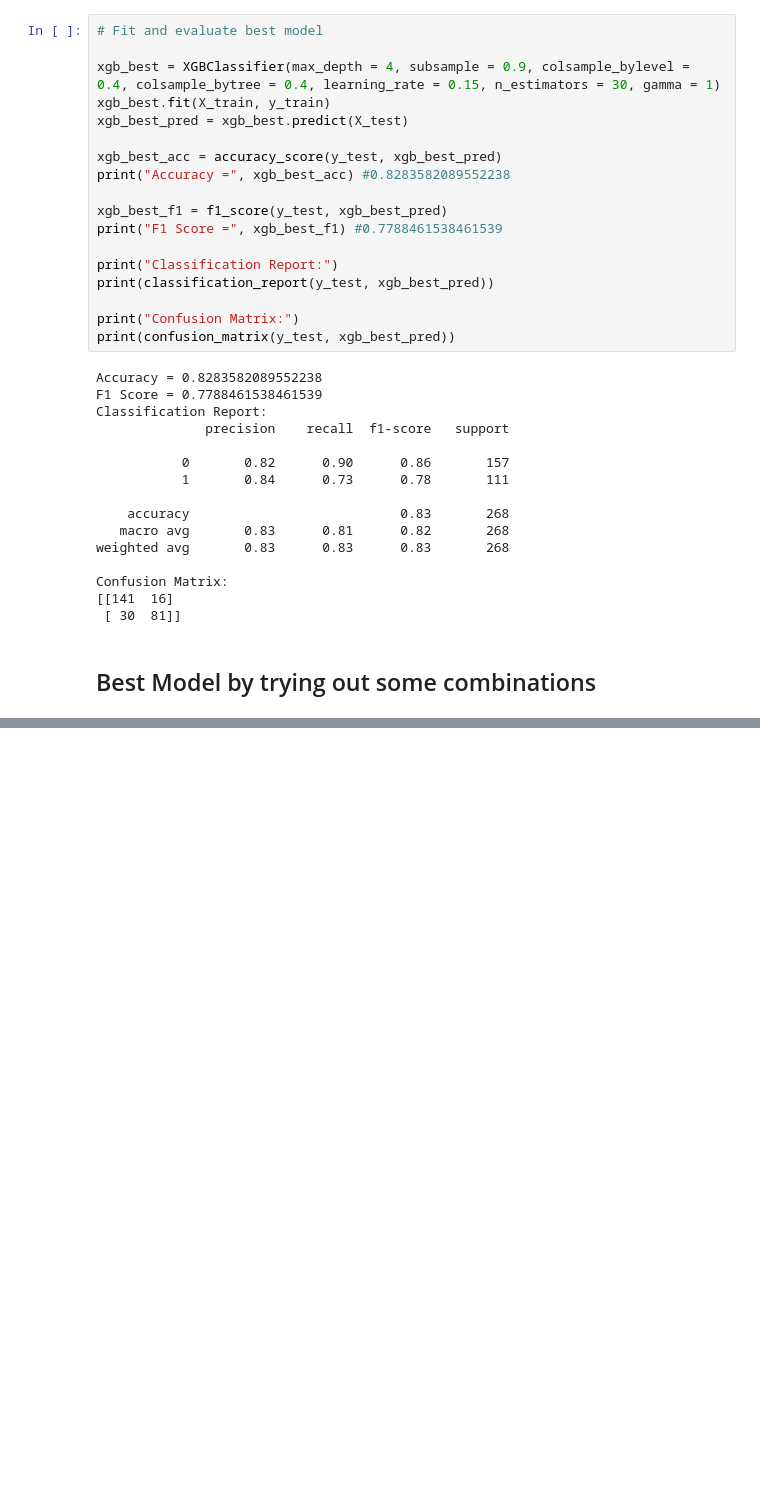
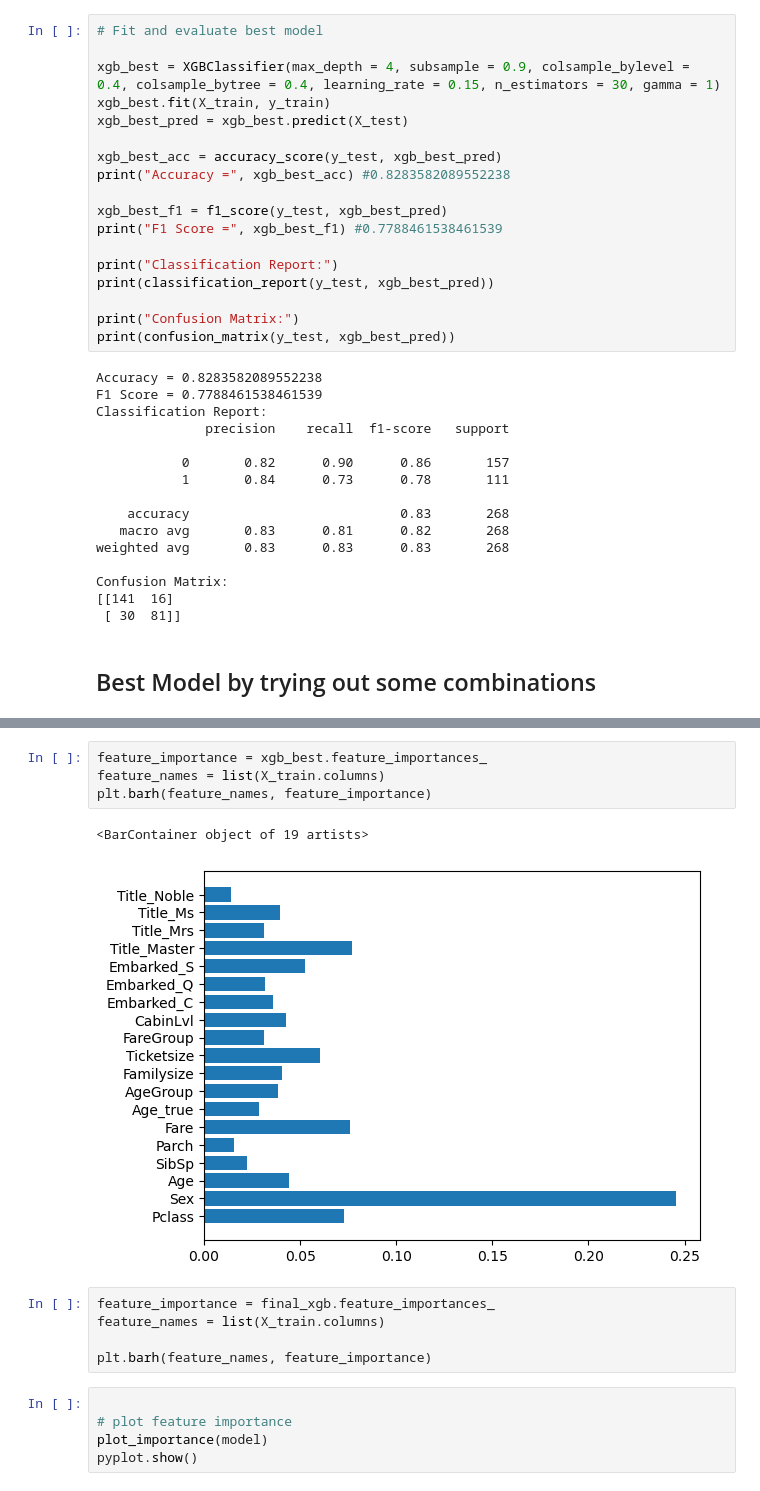
Before and after one commit to mariusjb/dm1-titanic, a Jupyter notebook: Training and Evaluation.ipynb, the cells around one changed output, grey strips where cells are left out. Saved outputs shown, nothing was run; the diff lists cells and outputs as text; blank space fills up the shorter version.

```diff
--- a/Training and Evaluation.ipynb
+++ b/Training and Evaluation.ipynb
@@ -2446,0 +2448,17 @@ Confusion Matrix:
+# %%
+feature_importance = xgb_best.feature_importances_
+feature_names = list(X_train.columns)
+plt.barh(feature_names, feature_importance)
+# %% [output]
+<BarContainer object of 19 artists>
+[figure, added]
+# %%
+feature_importance = final_xgb.feature_importances_
+feature_names = list(X_train.columns)
+
+plt.barh(feature_names, feature_importance)
+# %%
+
+# plot feature importance
+plot_importance(model)
+pyplot.show()
```
Also changed, not shown: parts of 3 cells of this notebook, 4 other files.
